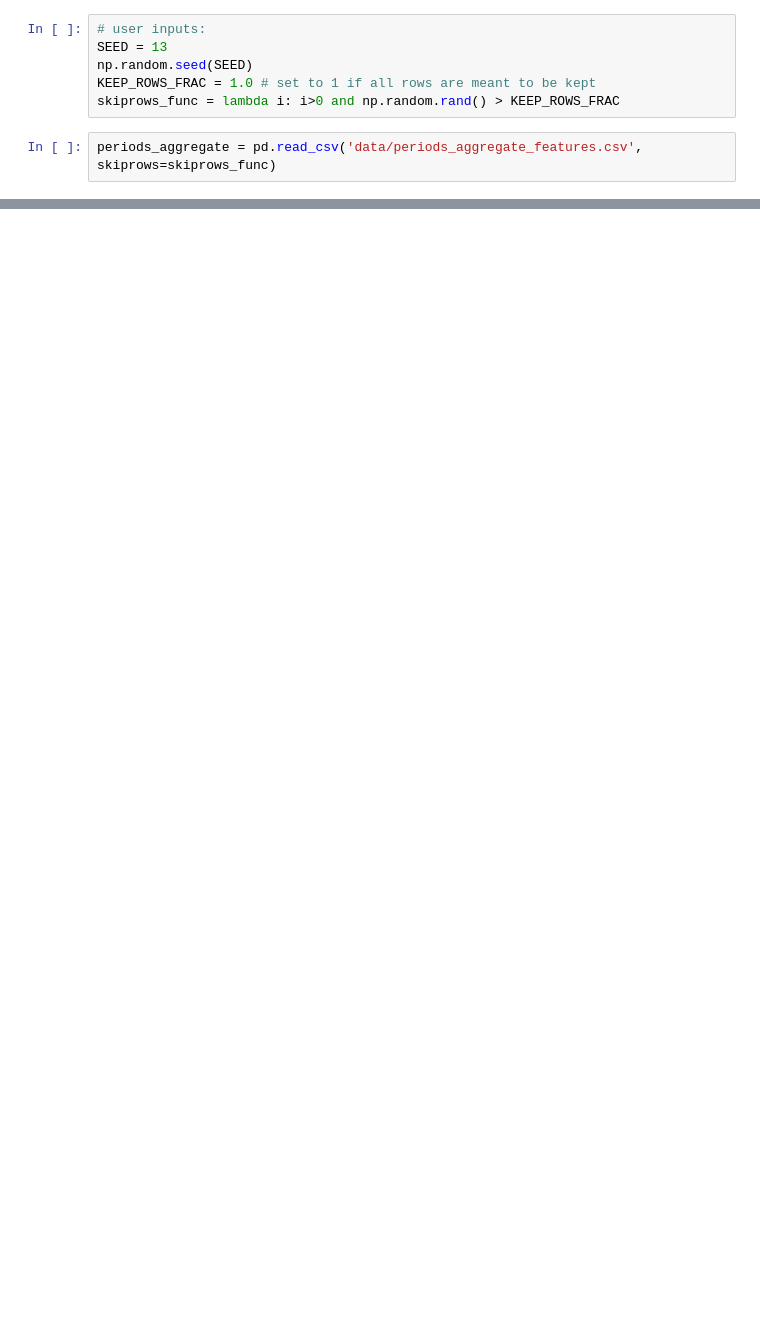
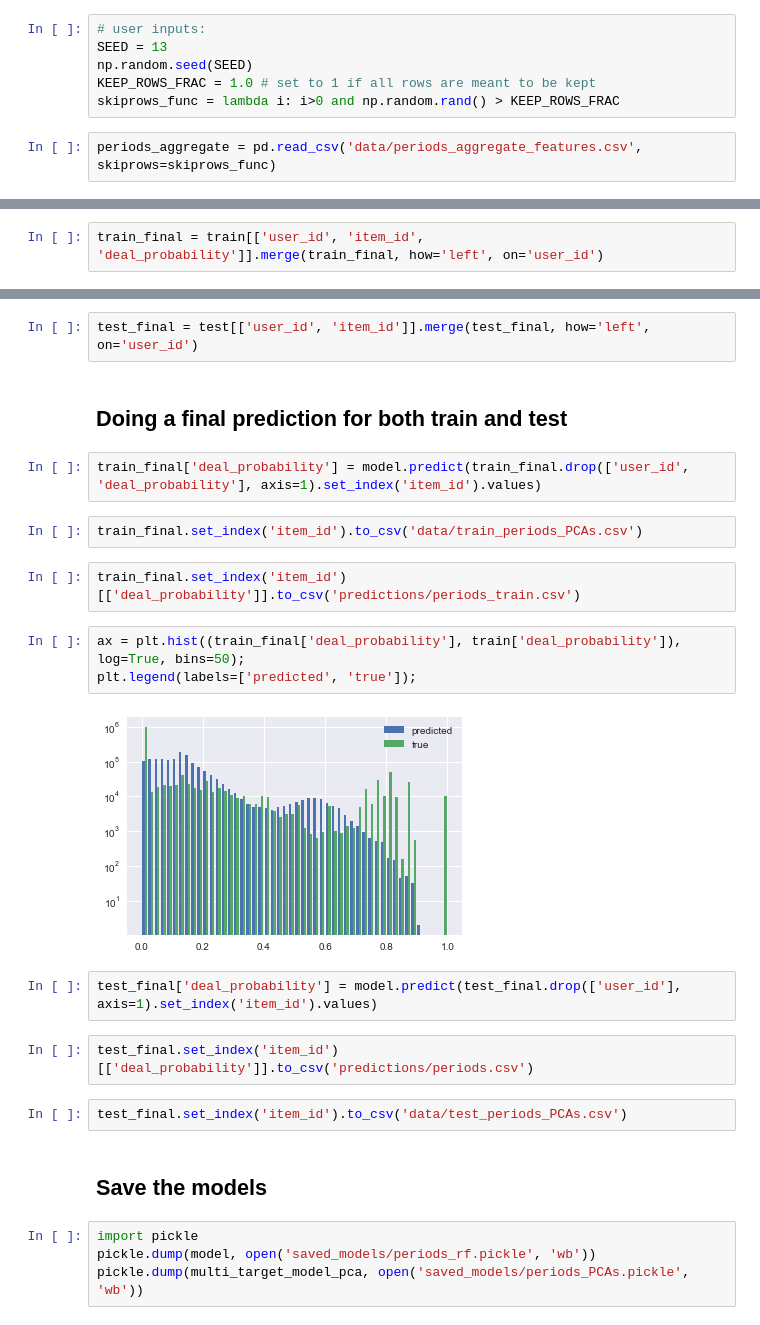
Before and after one commit to albalu/gdso-avito, a Jupyter notebook: train_periods_model.ipynb, the cells around one changed output, grey strips where cells are left out. Saved outputs shown, nothing was run; the diff lists cells and outputs as text; blank space fills up the shorter version.

```diff
--- a/train_periods_model.ipynb
+++ b/train_periods_model.ipynb
@@ -185,0 +222,2 @@ print(test_score)
+# %%
+train_final = train[['user_id', 'item_id', 'deal_probability']].merge(train_final, how='left', on='user_id')
@@ -185,0 +256,27 @@ print(test_score)
+# %%
+test_final = test[['user_id', 'item_id']].merge(test_final, how='left', on='user_id')
+# %% [markdown]
+## Doing a final prediction for both train and test
+# %%
+train_final['deal_probability'] = model.predict(train_final.drop(['user_id', 'deal_probability'], axis=1).set_index('item_id').values)
+# %%
+train_final.set_index('item_id').to_csv('data/train_periods_PCAs.csv')
+# %%
+train_final.set_index('item_id')[['deal_probability']].to_csv('predictions/periods_train.csv')
+# %%
+ax = plt.hist((train_final['deal_probability'], train['deal_probability']), log=True, bins=50);
+plt.legend(labels=['predicted', 'true']);
+# %% [output]
+[figure, added]
+# %%
+test_final['deal_probability'] = model.predict(test_final.drop(['user_id'], axis=1).set_index('item_id').values)
+# %%
+test_final.set_index('item_id')[['deal_probability']].to_csv('predictions/periods.csv')
+# %%
+test_final.set_index('item_id').to_csv('data/test_periods_PCAs.csv')
+# %% [markdown]
+## Save the models
+# %%
+import pickle
+pickle.dump(model, open('saved_models/periods_rf.pickle', 'wb'))
+pickle.dump(multi_target_model_pca, open('saved_models/periods_PCAs.pickle', 'wb'))
```
Also changed, not shown: parts of 86 cells of this notebook.
